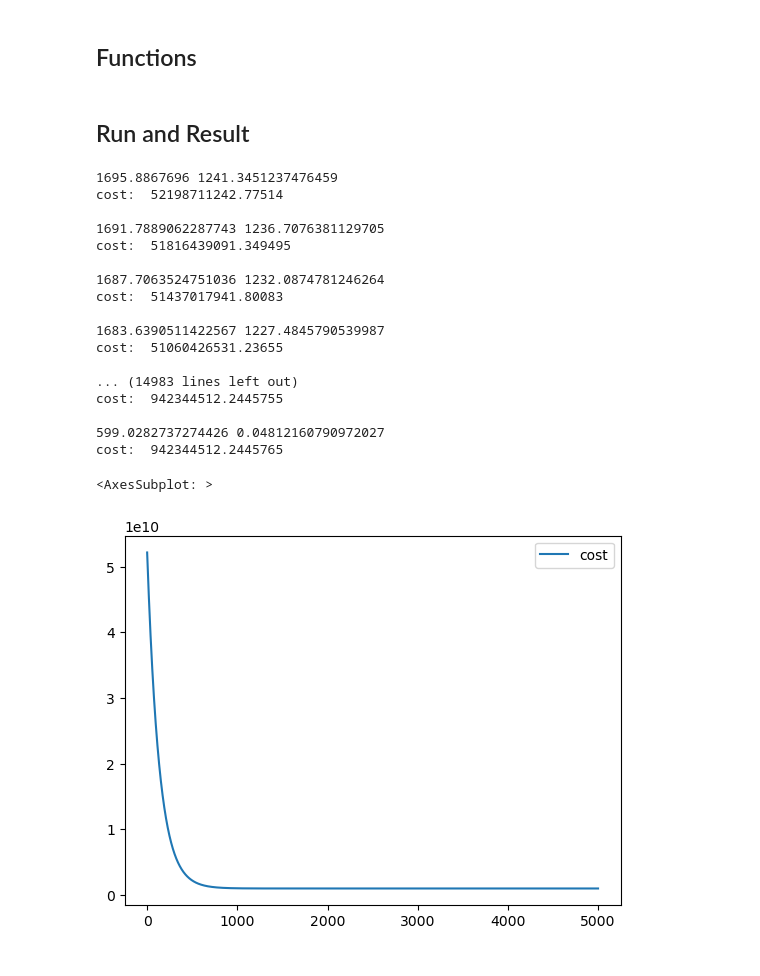
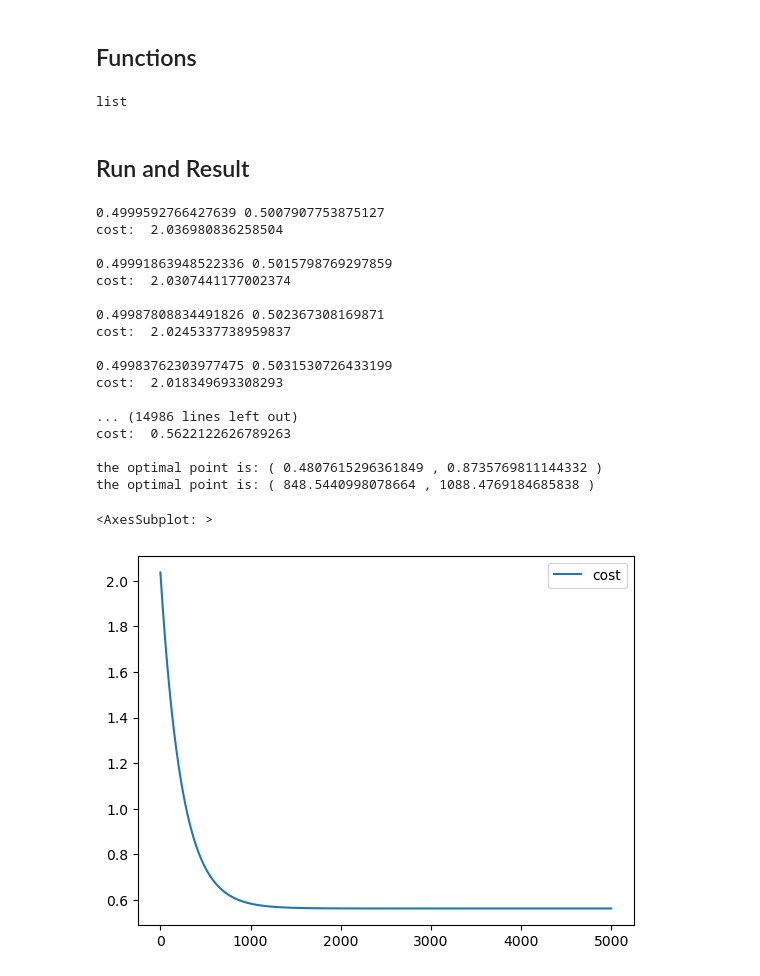
Before and after one commit to keke1022/DWP, a Jupyter notebook: addclinic.ipynb, the cells around one changed output. Cells and saved outputs as stored; diff of their text form; code cells hidden in the pictures.

```diff
--- a/addclinic.ipynb
+++ b/addclinic.ipynb
@@ -78,36 +78,44 @@ def optimzeXY (x_list, y_list, w_list, x0, y0, learning_rate, times):
         print("")
 
     return (x, y, cost_list)
+# %%
+type(costFunc([1,1], [2,2], [3,3]).tolist()[0])
+# %% [output]
+list
 # %% [markdown]
 ## Run and Result
 # %%
 data_df = pd.read_excel("community.xlsx")
-data_df.head()
-x_list = data_df["x"].tolist()
-y_list = data_df["y"].tolist()
+max_x = 1765
+max_y = 1246
+x_list = (data_df["x"]/max_x).tolist()
+y_list = (data_df["y"]/max_y).tolist()
 w_list = data_df["w"].tolist()
 
-x,y,cost_list = optimzeXY (x_list, y_list, w_list, 1700, 1246, 0.0000001, 5000)
+x,y,cost_list = optimzeXY (x_list, y_list, w_list, 0.5, 0.5, 0.0001, 5000)
+
+print("the optimal point is: (",str(x),",",str(y),")")
+print("the optimal point is: (",str(x*max_x),",",str(y*max_y),")")
 cost_df = pd.DataFrame()
 cost_df["cost"] = cost_list
 cost_df.plot()
 # %% [output]
-1695.8867696 1241.3451237476459
-cost:  52198711242.77514
+0.4999592766427639 0.5007907753875127
+cost:  2.036980836258504
 
-1691.7889062287743 1236.7076381129705
-cost:  51816439091.349495
+0.49991863948522336 0.5015798769297859
+cost:  2.0307441177002374
 
-1687.7063524751036 1232.0874781246264
-cost:  51437017941.80083
+0.49987808834491826 0.502367308169871
+cost:  2.0245337738959837
 
-1683.6390511422567 1227.4845790539987
-cost:  51060426531.23655
+0.49983762303977475 0.5031530726433199
+cost:  2.018349693308293
 
-... (14983 lines left out)
-cost:  942344512.2445755
+... (14986 lines left out)
+cost:  0.5622122626789263
 
-599.0282737274426 0.04812160790972027
-cost:  942344512.2445765
+the optimal point is: ( 0.4807615296361849 , 0.8735769811144332 )
+the optimal point is: ( 848.5440998078664 , 1088.4769184685838 )
 <AxesSubplot: >
-[figure, old version]
+[figure, new version]
```
Also changed, not shown: parts of 6 cells of this notebook, 4 other files.
